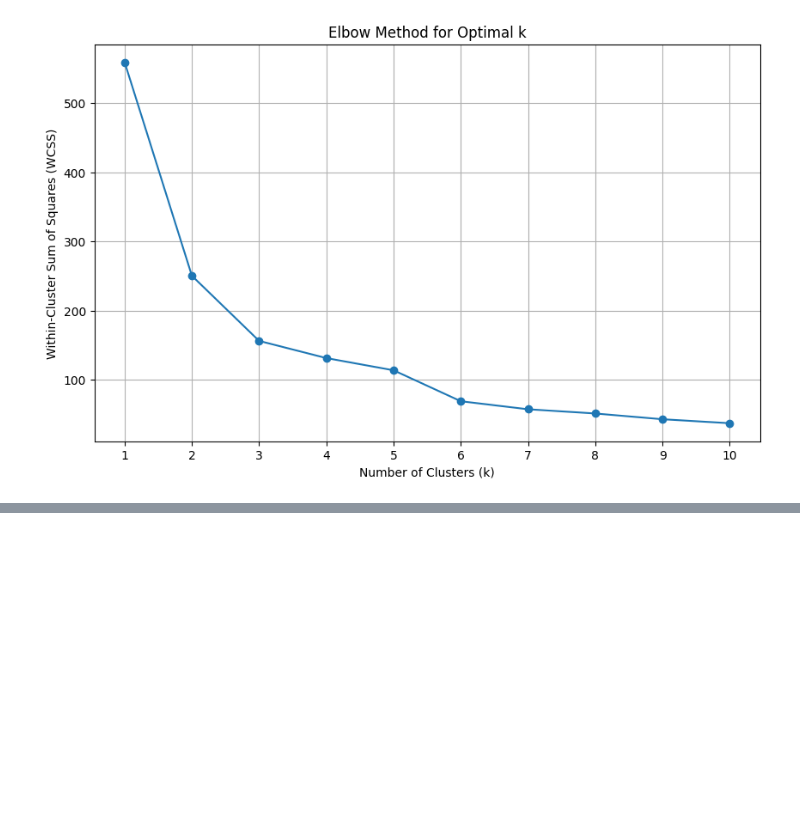
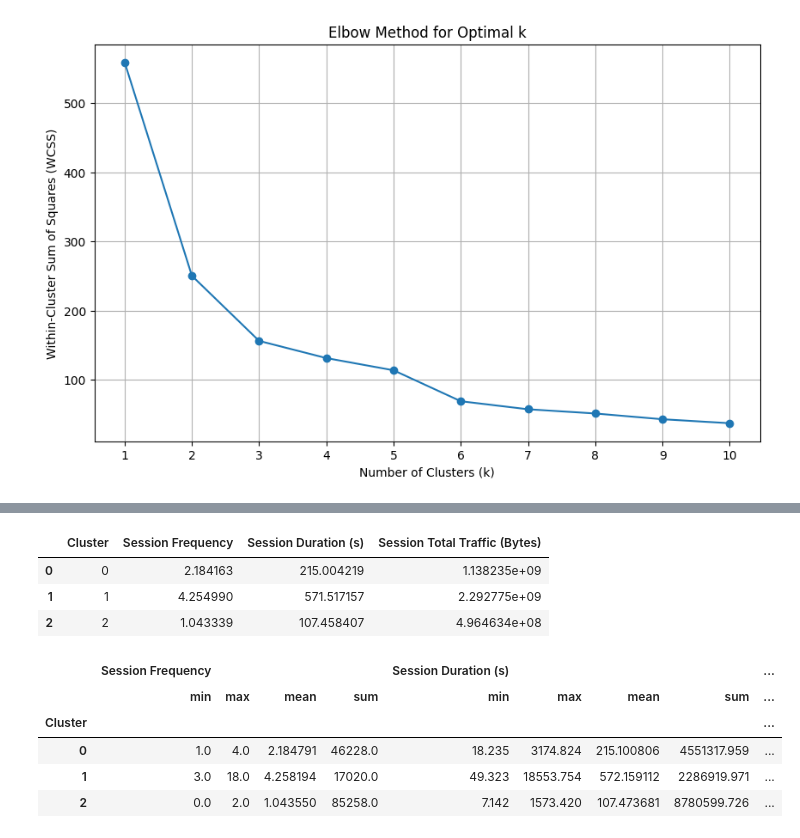
Before and after one commit to juniorworku/telecom-user-behavior-analysis, a Jupyter notebook: notebooks/user_engage_analysis.ipynb, the cells around one changed output, grey strips where cells are left out. Cells and saved outputs as stored; diff of their text form; code cells hidden in the pictures; blank space fills up the shorter version.

```diff
--- a/notebooks/user_engage_analysis.ipynb
+++ b/notebooks/user_engage_analysis.ipynb
@@ -319,0 +351,47 @@ plt.show()
+# %%
+from sklearn.preprocessing import MinMaxScaler
+from sklearn.cluster import KMeans
+
+# Normalize engagement metrics
+scaler = MinMaxScaler()
+normalized_data = scaler.fit_transform(customer_engagement_metrics.drop('MSISDN/Number', axis=1))
+
+# Perform k-means clustering with k=3
+kmeans = KMeans(n_clusters=3, random_state=42)
+kmeans.fit(normalized_data)
+
+# Assign cluster labels to each customer
+customer_engagement_metrics['Cluster'] = kmeans.labels_
+
+# Display the clusters
+cluster_centers = scaler.inverse_transform(kmeans.cluster_centers_)
+cluster_centers_df = pd.DataFrame(cluster_centers, columns=customer_engagement_metrics.columns[1:-1])
+cluster_centers_df.index.name = 'Cluster'
+cluster_centers_df.reset_index(inplace=True)
+cluster_centers_df
+# %% [output]
+|  | Cluster | Session Frequency | Session Duration (s) | Session Total Traffic (Bytes) |
+| 0 | 0 | 2.184163 | 215.004219 | 1.138235e+09 |
+| 1 | 1 | 4.254990 | 571.517157 | 2.292775e+09 |
+| 2 | 2 | 1.043339 | 107.458407 | 4.964634e+08 |
+# %%
+# Inverse transform the normalized data to get the original scale
+original_data = scaler.inverse_transform(normalized_data)
+customer_engagement_metrics[['Session Frequency', 'Session Duration (s)', 'Session Total Traffic (Bytes)']] = original_data
+
+# Group the data by cluster and compute metrics
+cluster_metrics = customer_engagement_metrics.groupby('Cluster').agg({
+    'Session Frequency': ['min', 'max', 'mean', 'sum'],
+    'Session Duration (s)': ['min', 'max', 'mean', 'sum'],
+    'Session Total Traffic (Bytes)': ['min', 'max', 'mean', 'sum']
+})
+
+# Display the computed metrics
+cluster_metrics
+# %% [output]
+|  | Session Frequency |  |  |  | Session Duration (s) |  |  |  | ... |
+|  | min | max | mean | sum | min | max | mean | sum | ... |
+| Cluster |  |  |  |  |  |  |  |  | ... |
+| 0 | 1.0 | 4.0 | 2.184791 | 46228.0 | 18.235 | 3174.824 | 215.100806 | 4551317.959 | ... |
+| 1 | 3.0 | 18.0 | 4.258194 | 17020.0 | 49.323 | 18553.754 | 572.159112 | 2286919.971 | ... |
+| 2 | 0.0 | 2.0 | 1.043550 | 85258.0 | 7.142 | 1573.420 | 107.473681 | 8780599.726 | ... |
```
Also changed, not shown: parts of 2 cells of this notebook.
